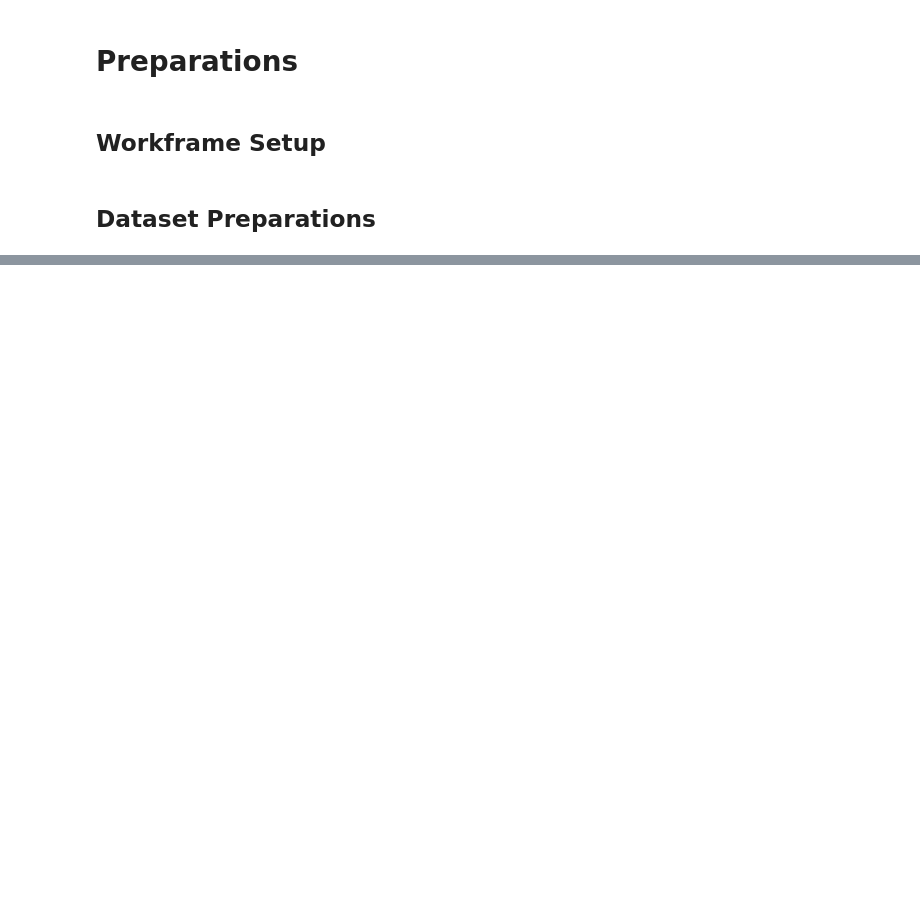
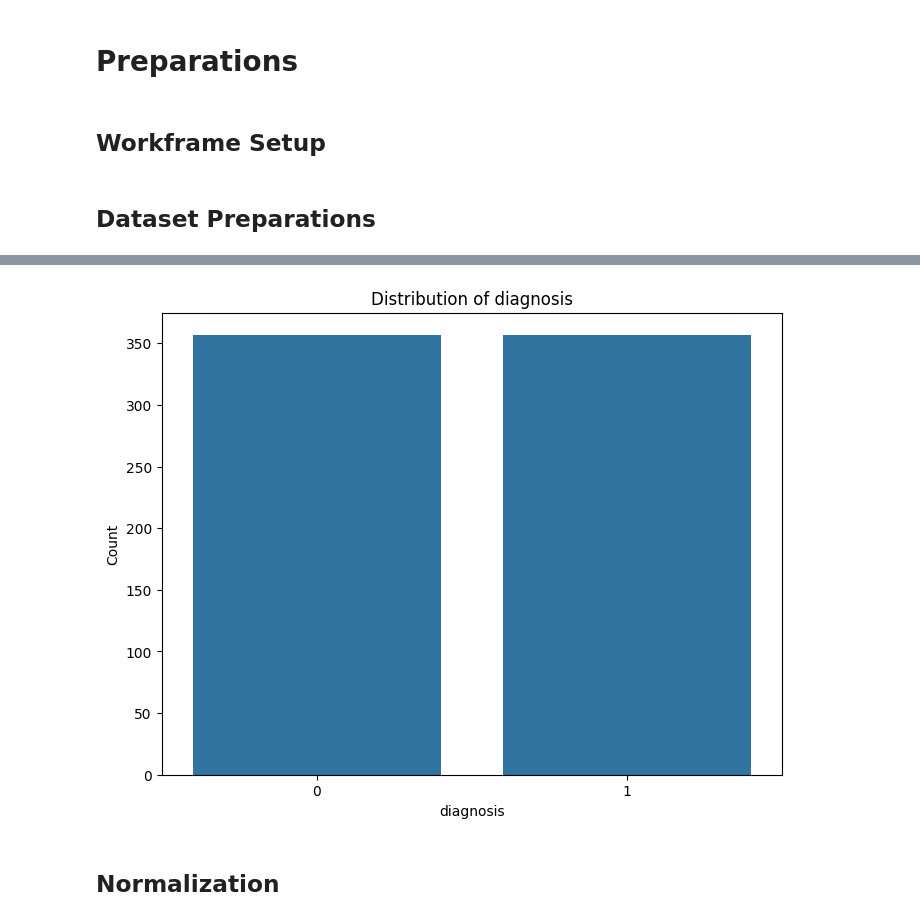
Before and after one commit to ErnestoAragon03/Seminario-Profesional-IA, a Jupyter notebook: Breast_Cancer_Detection_Project.ipynb, the cells around one changed output, grey strips where cells are left out. Cells and saved outputs as stored; diff of their text form; code cells hidden in the pictures; blank space fills up the shorter version.

Commit message:
Dataset preparado y listo para usarse

```diff
--- a/Breast_Cancer_Detection_Project.ipynb
+++ b/Breast_Cancer_Detection_Project.ipynb
@@ -28,0 +163,9 @@ AUTOTUNE = tf.data.AUTOTUNE
+# %%
+# Lets extract how many classes there ar in class 0
+class_one_count = raw_data['diagnosis'].value_counts()[1]
+class_one_count
+
+# Oversample the data that belongs to class '0' (M)
+oversampled_class_zero = raw_data[raw_data['diagnosis'] == 0].sample(class_one_count, replace=True)
+
+oversampled_class_zero
@@ -28,0 +186,20 @@ AUTOTUNE = tf.data.AUTOTUNE
+# %%
+# Extract all the data with class 1
+class_one_data = raw_data[raw_data['diagnosis'] == 1]
+
+# Merge datasets
+oversampled_dataset = pd.concat([oversampled_class_zero, class_one_data])
+
+# Suffle the dataset
+oversampled_dataset = oversampled_dataset.sample(frac=1).reset_index(drop=True)
+
+plt.figure(figsize=(8, 6))
+sns.countplot(x='diagnosis', data=oversampled_dataset)
+plt.title('Distribution of diagnosis')
+plt.xlabel('diagnosis')
+plt.ylabel('Count')
+plt.show()
+# %% [output]
+[figure, added]
+# %% [markdown]
+## Normalization
```
Also changed, not shown: parts of 16 cells of this notebook.
